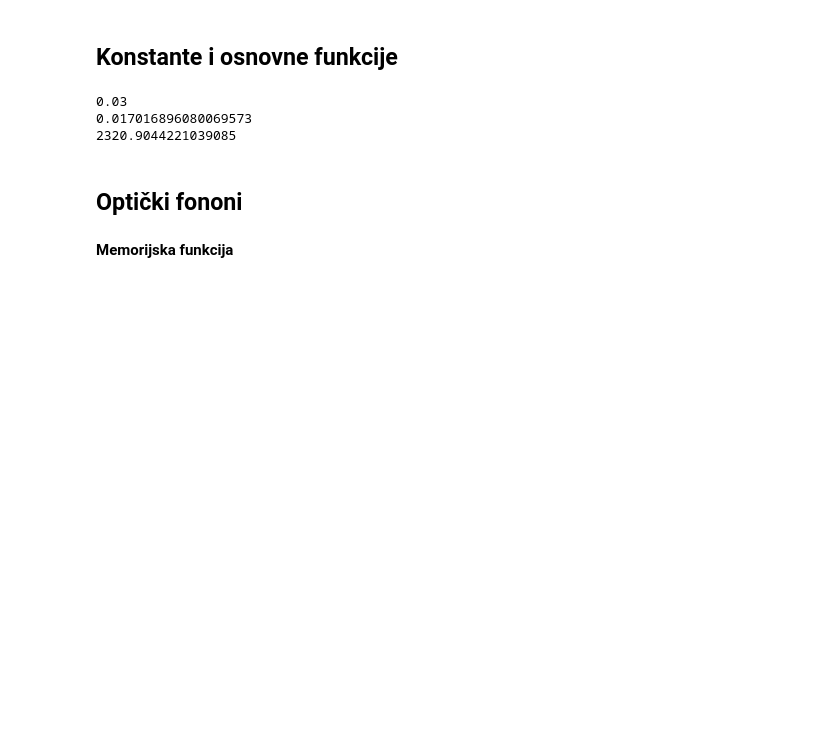
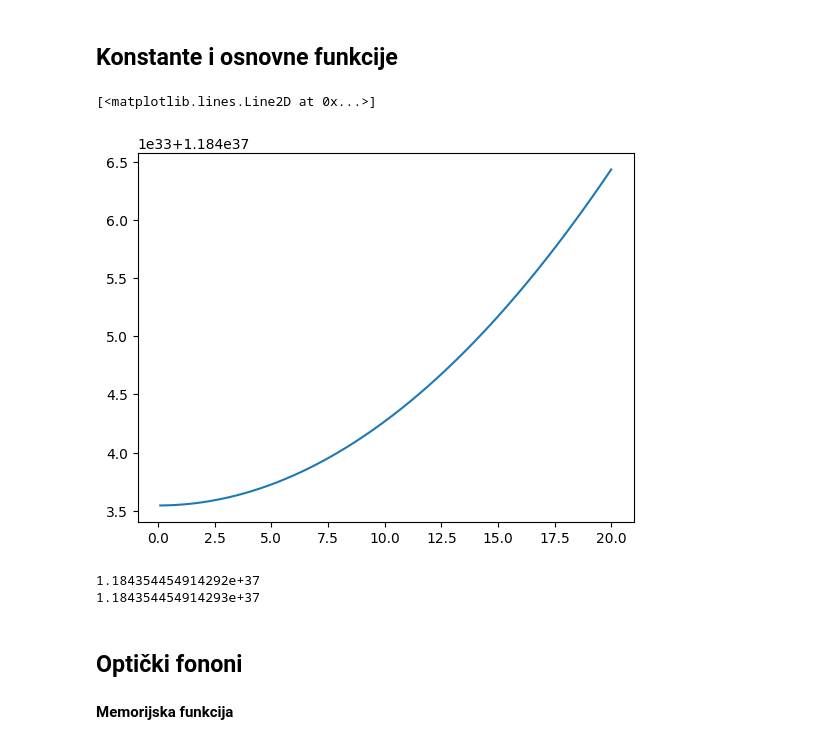
Before and after one commit to ppapac/24112024_memfn, a Jupyter notebook: MemoryDirac3D_020725.ipynb, the cells around one changed output. Drawn from its saved outputs; the diff is of its cells as text; code cells hidden in the pictures; blank space fills up the shorter version.

```diff
--- a/MemoryDirac3D_020725.ipynb
+++ b/MemoryDirac3D_020725.ipynb
@@ -31,7 +31,6 @@ vf = 4 * 10**5
 a = 100 ** (1 / 3) * 10 ** (-10)
 T_0 = 5
 T_F = Kf_20 / kb
-n = 10 ^ 30
 
 
 Ef = sqrt(Kf_20**2 + M**2)
@@ -41,14 +40,6 @@ c_s_tilde = 0.03  # hbar_w_ac_max / hbar / vf * a
 hbar_w_ac_max = c_s_tilde * hbar * vf / a
 G_op2 = alpha_op
 G_ac2 = alpha_ac * hbar * vf / a
-
-print(c_s_tilde)
-print(hbar_w_ac_max)
-print(T_F)
-# %% [output]
-0.03
-0.017016896080069573
-2320.9044221039085
 # %%
 def fermi_dirac(E, Ef, T):
     if T > 0:
@@ -81,7 +72,7 @@ def chemical_potential(T):
     )  # Sommerfield approx.
 
 
-#    return abs(fsolve(particle_density_int, 0.55, args=(M,Kf,T))[0]) # use this for exact value
+#   return abs(fsolve(particle_density_int, 0.55, args=(M,Kf,T))[0]) # use this for exact value
 
 
 def particle_density(E, Ef, M, T):
@@ -97,6 +88,34 @@ def particle_density_int(u, M, Kf, T):
 
 def eps(K):
     return sqrt(hbar**2 * vf**2 / a**2 * K**2 + M**2)  # K dimensionless
+
+
+def eff_concetration(T):
+    def integrand(k):
+        return 2 / hbar / vf / a**2 * fermi_dirac(eps(k), Ef, T) * k
+
+    return (
+        4
+        * pi
+        / 3
+        * 2
+        / (2 * pi) ** 3
+        * vf**2
+        * integrate.quad(integrand, 0, Kf_max, limit=80000)[0]
+    )
+# %%
+Ts = np.arange(0.1, 20, 0.01)
+ints = [eff_concetration(t) for t in Ts]
+plt.plot(Ts, ints)
+# %% [output]
+[<matplotlib.lines.Line2D at 0x...>]
+[figure, added]
+# %%
+print(eff_concetration(0))  # T=0 numerički
+print(4 * pi / 3 * 2 / (2 * pi) ** 3 * Kf_20**2 / hbar**3 / vf)  # T=0 analitički
+# %% [output]
+1.184354454914292e+37
+1.184354454914293e+37
 # %%
 ws_0 = np.arange(0, 1, 0.01)
 
```
Also changed, not shown: 7 other files.
